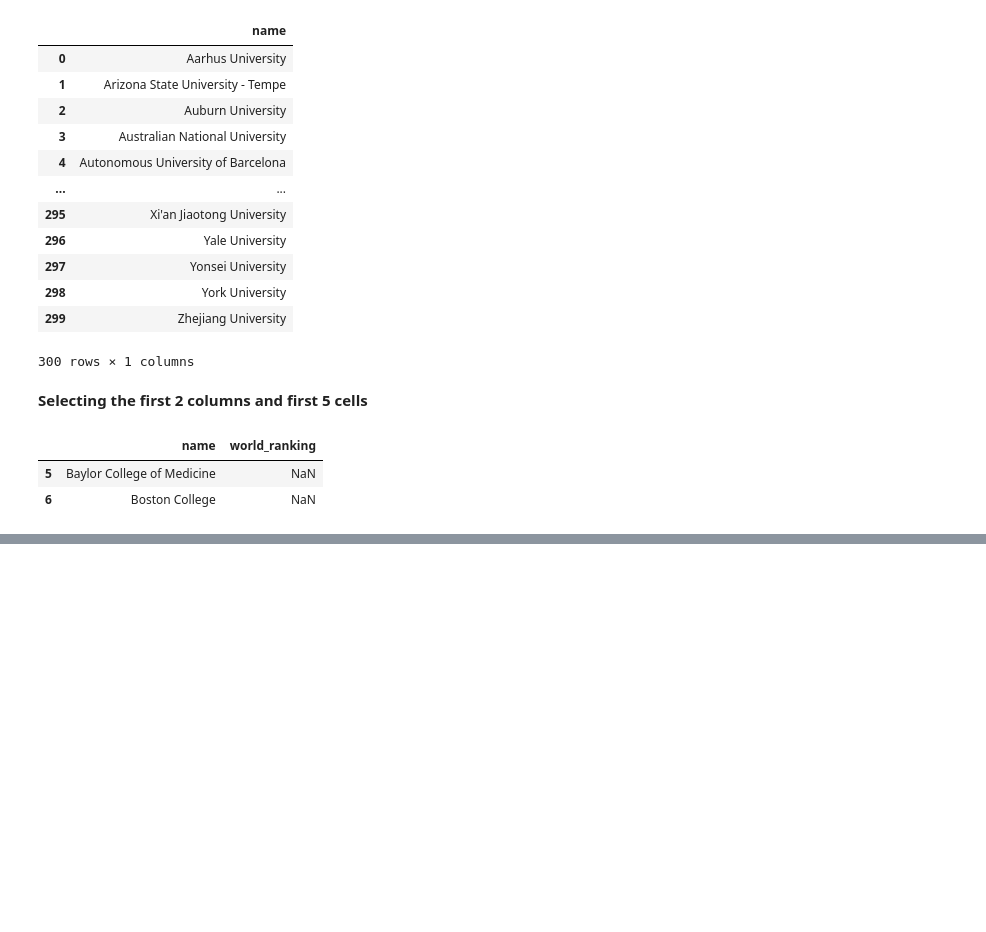
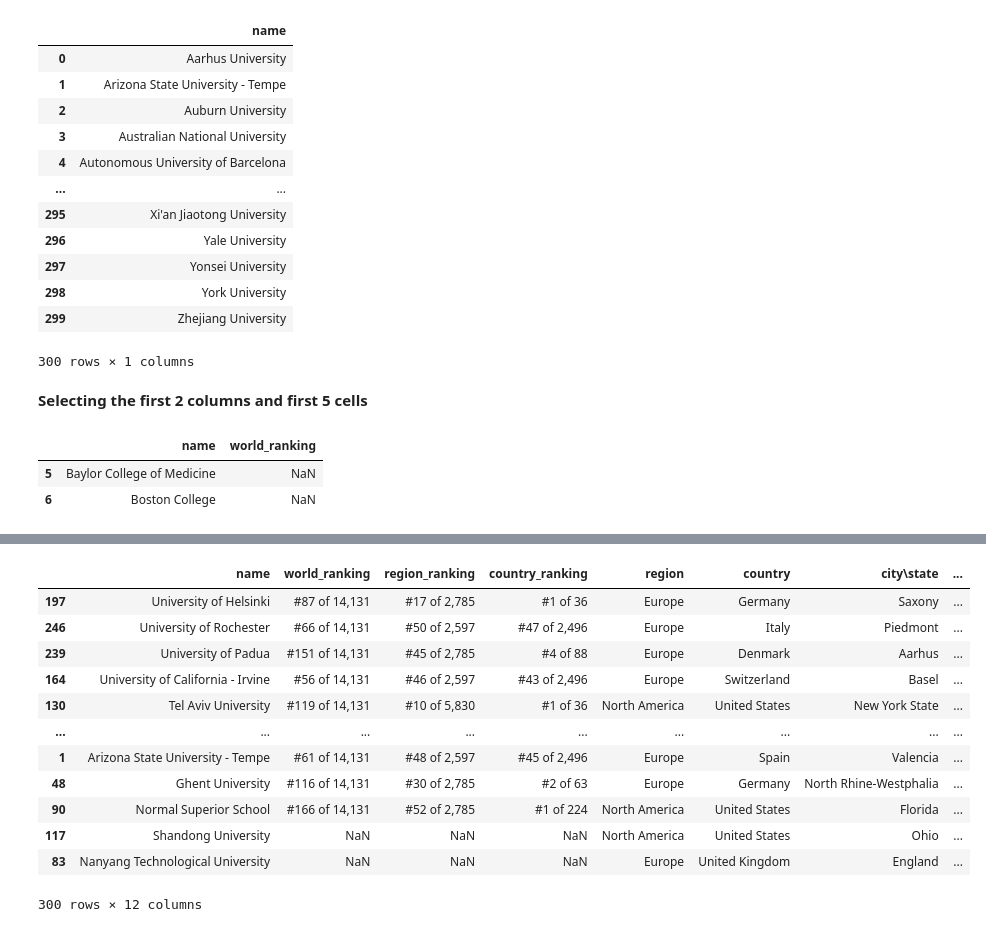
Before and after one commit to kolynzb/ML-tutor, a Jupyter notebook: MIT_GL/0x00-week_1/0x00-packages/pandas.ipynb, the cells around one changed output, grey strips where cells are left out. Saved outputs shown, nothing was run; the diff lists cells and outputs as text; code cells hidden in the pictures; blank space fills up the shorter version.

```diff
--- a/MIT_GL/0x00-week_1/0x00-packages/pandas.ipynb
+++ b/MIT_GL/0x00-week_1/0x00-packages/pandas.ipynb
@@ -565,0 +644,19 @@ data.iloc[5:7,0:2]
+# %%
+# sort the data frame on basis of `publication` values
+# by default the values will get sorted in ascending order
+data.sort_values('publication')
+# note: 'ascending = False' will sort the data frame in ascending order.
+# %% [output]
+|  | name | world_ranking | region_ranking | country_ranking | region | country | city\state | ... |
+| 197 | University of Helsinki | #87 of 14,131 | #17 of 2,785 | #1 of 36 | Europe | Germany | Saxony | ... |
+| 246 | University of Rochester | #66 of 14,131 | #50 of 2,597 | #47 of 2,496 | Europe | Italy | Piedmont | ... |
+| 239 | University of Padua | #151 of 14,131 | #45 of 2,785 | #4 of 88 | Europe | Denmark | Aarhus | ... |
+| 164 | University of California - Irvine | #56 of 14,131 | #46 of 2,597 | #43 of 2,496 | Europe | Switzerland | Basel | ... |
+| 130 | Tel Aviv University | #119 of 14,131 | #10 of 5,830 | #1 of 36 | North America | United States | New York State | ... |
+| ... | ... | ... | ... | ... | ... | ... | ... | ... |
+| 1 | Arizona State University - Tempe | #61 of 14,131 | #48 of 2,597 | #45 of 2,496 | Europe | Spain | Valencia | ... |
+| 48 | Ghent University | #116 of 14,131 | #30 of 2,785 | #2 of 63 | Europe | Germany | North Rhine-Westphalia | ... |
+| 90 | Normal Superior School | #166 of 14,131 | #52 of 2,785 | #1 of 224 | North America | United States | Florida | ... |
+| 117 | Shandong University | NaN | NaN | NaN | North America | United States | Ohio | ... |
+| 83 | Nanyang Technological University | NaN | NaN | NaN | Europe | United Kingdom | England | ... |
+300 rows × 12 columns
```
Also changed, not shown: parts of 25 cells of this notebook.
